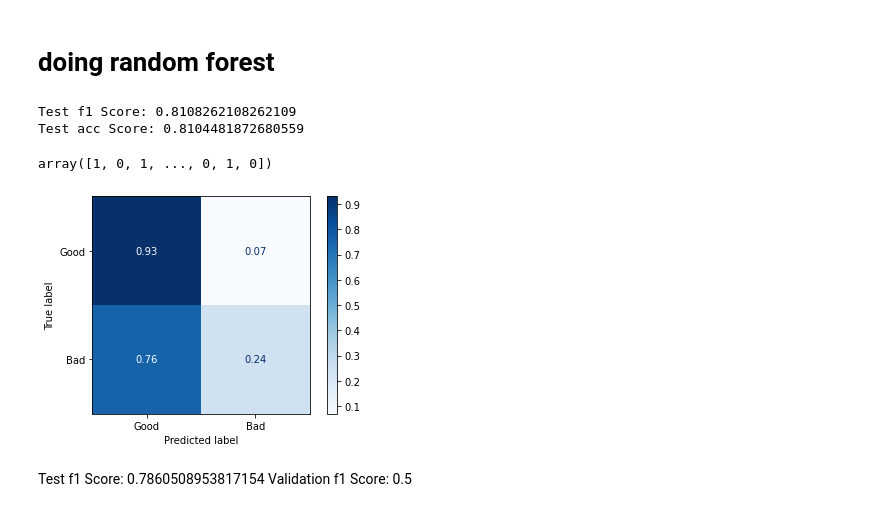
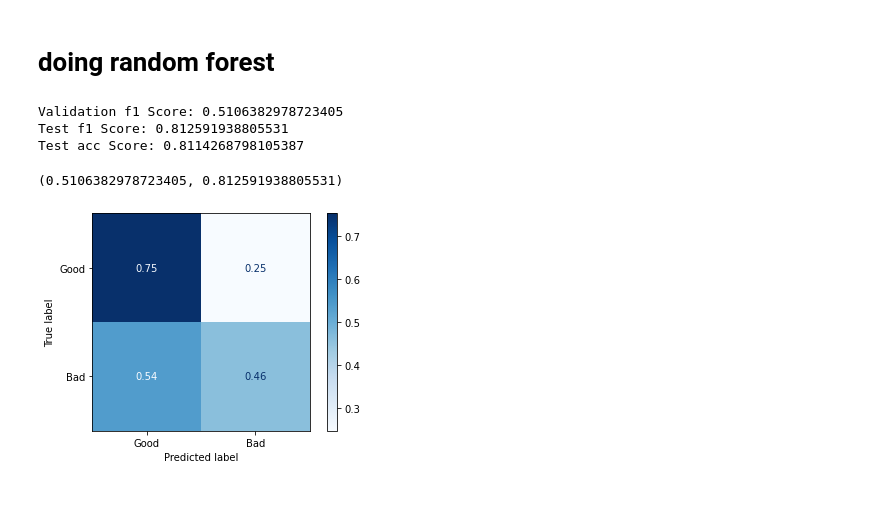
Before and after one commit to mcatalano26/cmps-cap, a Jupyter notebook: update machine.ipynb, the cells around one changed output. Cells and saved outputs as stored; diff of their text form; code cells hidden in the pictures.

Commit message:
5 times our validation comments gives best result in testing

```diff
--- a/update machine.ipynb
+++ b/update machine.ipynb
@@ -133,7 +133,7 @@ Test f1 Score: 0.7009930121368151
 # %%
 from sklearn.ensemble import RandomForestClassifier
 #Random Forest Classifier
-def random_forest_class_func(valid_df, prior_df, feature_list, target_name, test_size, estimators):
+def random_forest_class_func(valid_df, prior_df, feature_list, target_name, num_multiple, test_size, estimators):
     #set up training and testing split
     valid_X = valid_df[features]
 
@@ -144,58 +144,60 @@ def random_forest_class_func(valid_df, prior_df, feature_list, target_name, test
     prior_y = prior_df['Label']
 
     valid_X_train, valid_X_test, valid_y_train, valid_y_test = train_test_split(valid_X, valid_y, test_size = 0.33, random_state=random.randint(0, 1000))
-    prior_X_train, prior_X_test, prior_y_train, prior_y_test = train_test_split(prior_X, prior_y, test_size = 0.33, random_state=random.randint(0, 1000))
 
-    X_train = valid_X_train.append(prior_X_train, ignore_index = True)
-    y_train = valid_y_train.append(prior_y_train, ignore_index = True)
+    X_train, X_test, y_train, y_test = train_test_split(prior_X, prior_y, test_size = 0.33, random_state=random.randint(0, 1000))
 
-    X_test = valid_X_test.append(prior_X_test, ignore_index = True)
-    y_test = valid_y_test.append(prior_y_test, ignore_index = True)
+    for i in range(1,num_multiple):
+        X_train = X_train.append(valid_X_train, ignore_index = True)
+        y_train = y_train.append(valid_y_train, ignore_index = True)
+
+        X_test = X_test.append(valid_X_test, ignore_index = True)
+        y_test = y_test.append(valid_y_test, ignore_index = True)
 
     #fit ridge classifier to x and y training set
     clf = RandomForestClassifier(n_estimators = estimators).fit(X_train, y_train)
 
     importances = clf.feature_importances_
 
     #Predict with ridge classifier on x and y testing set
     y_val = clf.predict(X_test)
 
     y_hat_test = clf.predict(X_test)
     y_hat_train = clf.predict(X_train)
 
+    plot_confusion_matrix(clf, valid_X_test, valid_y_test, cmap='Blues', normalize='true',
+                     display_labels=['Good', 'Bad']);
 
-
-    clf = RandomForestClassifier(n_estimators = estimators).fit(valid_X_train, valid_y_train)
-    valid_y_hat_test = clf.predict(valid_X_test)
+    y_valid_hat_test = clf.predict(valid_X_test)
+    valid_f1 = f1_score(valid_y_test, y_valid_hat_test)
+    print(f"Validation f1 Score: {valid_f1}")
+    #clf = RandomForestClassifier(n_estimators = estimators).fit(valid_X_train, valid_y_train)
+    #valid_y_hat_test = clf.predict(valid_X_test)
 
     #report the correct percentage of predictions
     test_f1 = f1_score(y_test, y_hat_test)
     test_acc = accuracy_score(y_test,y_hat_test)
 
-    valid_f1 = f1_score(valid_y_test, valid_y_hat_test)
+    #valid_f1 = f1_score(valid_y_test, valid_y_hat_test)
     print(f"Test f1 Score: {test_f1}")
     print(f"Test acc Score: {test_acc}")
     #print(f"Validation f1 Score: {valid_f1}")
 
-    plot_confusion_matrix(clf, X_test, y_test, cmap='Blues', normalize='true',
-                     display_labels=['Good', 'Bad']);
 
     #plt.barh(feature_list, importances)
     #plt.title('Feature importance of random forest classifier with test_size=' + str(test_size))
 
-    return y_val
+    return valid_f1, test_f1
 
 features = ['WholeScore', 'contains_url','no_url_WholeScore',  'WholeScoreNoStop',
             'no_url_or_stops_WholeScore', 'NER_count', 'NER_match', 'length', 'profanity',
             'WordScore', 'adjWordScore', 'no_url_WordScore', 'WordScoreNoStop',
             'no_url_or_stops_WordScore']
-test = random_forest_class_func(validation_comments, prior_comments, features, 'Label', 0.1, 1000)
+test = random_forest_class_func(validation_comments, prior_comments, features, 'Label', 1, 0.1, 1000)
 test
 # %% [output]
-Test f1 Score: 0.8108262108262109
-Test acc Score: 0.8104481872680559
+Validation f1 Score: 0.5106382978723405
+Test f1 Score: 0.812591938805531
+Test acc Score: 0.8114268798105387
-array([1, 0, 1, ..., 0, 1, 0])
+(0.5106382978723405, 0.812591938805531)
-[figure, old version]
+[figure, new version]
-# %% [markdown]
-Test f1 Score: 0.7860508953817154
-Validation f1 Score: 0.5
```
Also changed, not shown: parts of 5 cells of this notebook.
